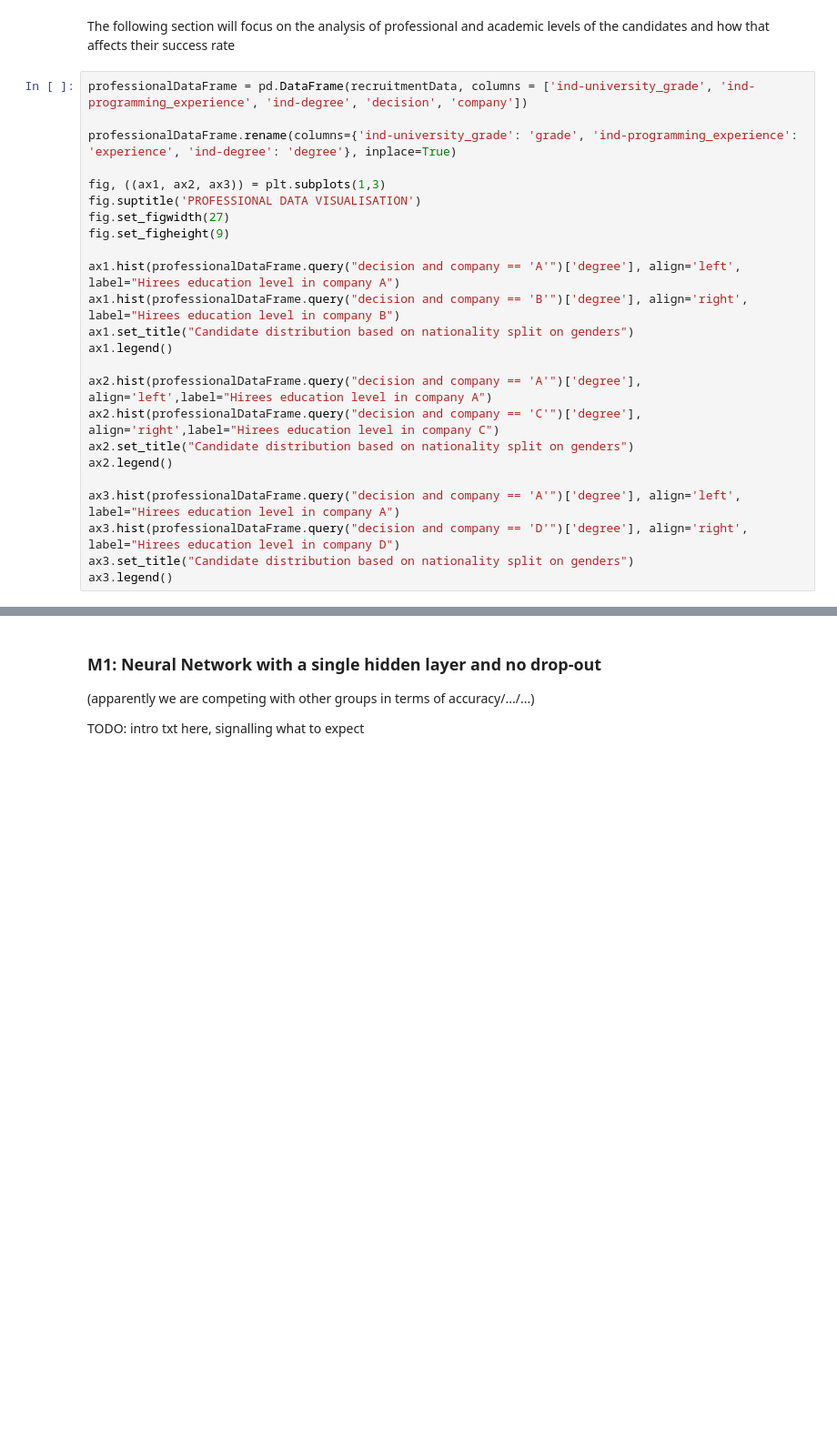
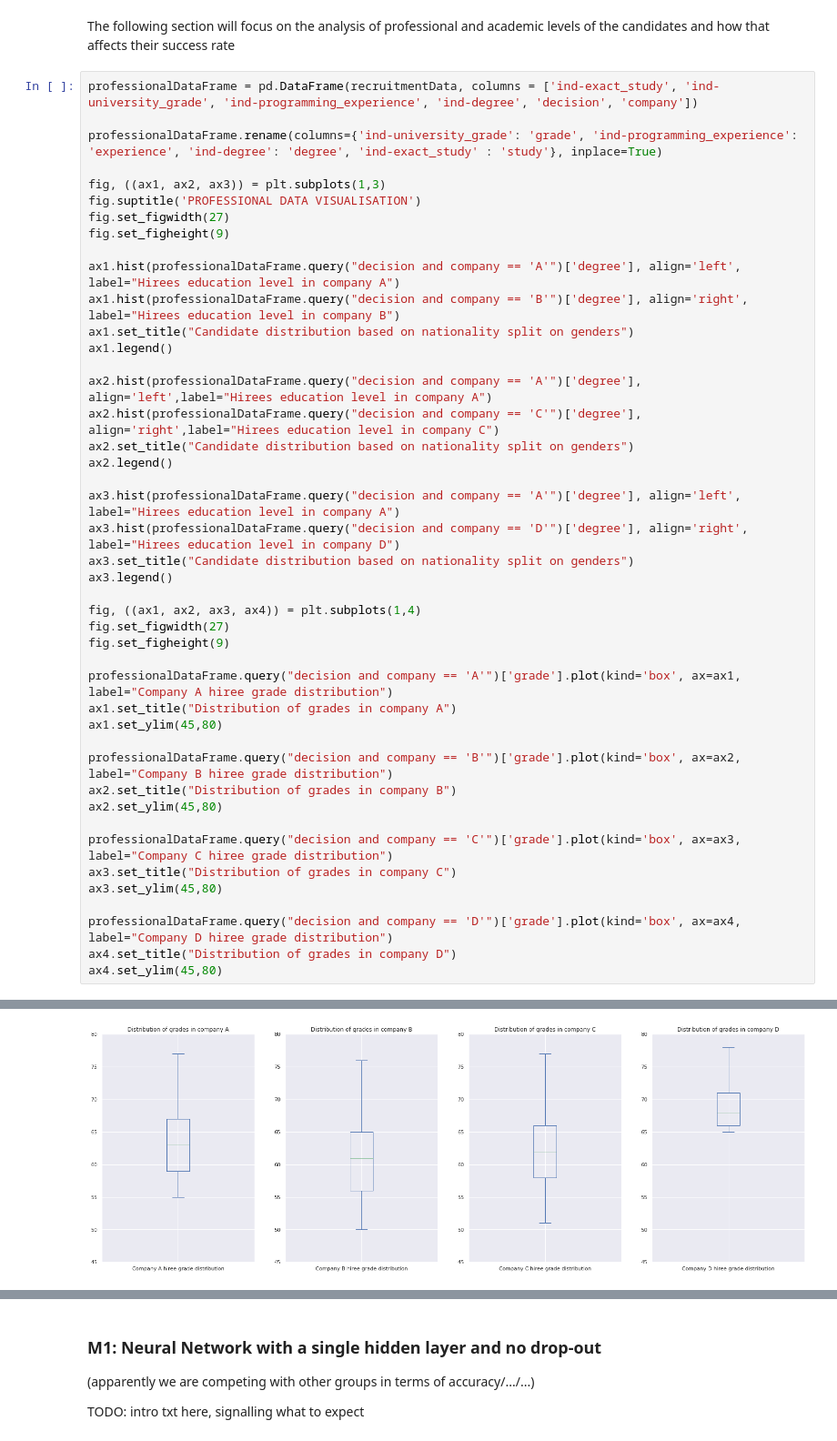
Before and after one commit to andrei-calin-dragomir/AdvisoryReportIDS, a Jupyter notebook: processing.ipynb, the cells around one changed output, grey strips where cells are left out. Shown at 91% size. Drawn from its saved outputs; the diff is of its cells as text; blank space fills up the shorter version.

Commit message:
some more plots

```diff
--- a/processing.ipynb
+++ b/processing.ipynb
@@ -158,9 +158,9 @@ Others cummulative success rate: 37.5
 # %% [markdown]
 The following section will focus on the analysis of professional and academic levels of the candidates and how that affects their success rate
 # %%
-professionalDataFrame = pd.DataFrame(recruitmentData, columns = ['ind-university_grade', 'ind-programming_experience', 'ind-degree', 'decision', 'company'])
+professionalDataFrame = pd.DataFrame(recruitmentData, columns = ['ind-exact_study', 'ind-university_grade', 'ind-programming_experience', 'ind-degree', 'decision', 'company'])
 
-professionalDataFrame.rename(columns={'ind-university_grade': 'grade', 'ind-programming_experience': 'experience', 'ind-degree': 'degree'}, inplace=True)
+professionalDataFrame.rename(columns={'ind-university_grade': 'grade', 'ind-programming_experience': 'experience', 'ind-degree': 'degree', 'ind-exact_study' : 'study'}, inplace=True)
 
 fig, ((ax1, ax2, ax3)) = plt.subplots(1,3)
 fig.suptitle('PROFESSIONAL DATA VISUALISATION')
@@ -181,4 +181,24 @@ ax3.hist(professionalDataFrame.query("decision and company == 'A'")['degree'], a
 ax3.hist(professionalDataFrame.query("decision and company == 'D'")['degree'], align='right', label="Hirees education level in company D")
 ax3.set_title("Candidate distribution based on nationality split on genders")
 ax3.legend()
+
+fig, ((ax1, ax2, ax3, ax4)) = plt.subplots(1,4)
+fig.set_figwidth(27)
+fig.set_figheight(9)
+
+professionalDataFrame.query("decision and company == 'A'")['grade'].plot(kind='box', ax=ax1, label="Company A hiree grade distribution")
+ax1.set_title("Distribution of grades in company A")
+ax1.set_ylim(45,80)
+
+professionalDataFrame.query("decision and company == 'B'")['grade'].plot(kind='box', ax=ax2, label="Company B hiree grade distribution")
+ax2.set_title("Distribution of grades in company B")
+ax2.set_ylim(45,80)
+
+professionalDataFrame.query("decision and company == 'C'")['grade'].plot(kind='box', ax=ax3, label="Company C hiree grade distribution")
+ax3.set_title("Distribution of grades in company C")
+ax3.set_ylim(45,80)
+
+professionalDataFrame.query("decision and company == 'D'")['grade'].plot(kind='box', ax=ax4, label="Company D hiree grade distribution")
+ax4.set_title("Distribution of grades in company D")
+ax4.set_ylim(45,80)
 # %% [output]
@@ -186 +206,2 @@ ax3.legend()
 [figure]
+[figure, added]
```
Also changed, not shown: parts of 2 cells of this notebook.
